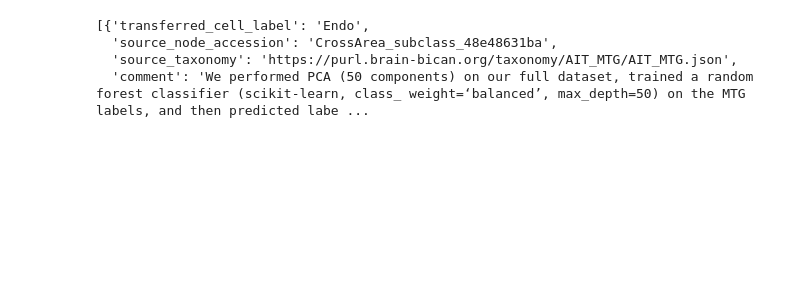
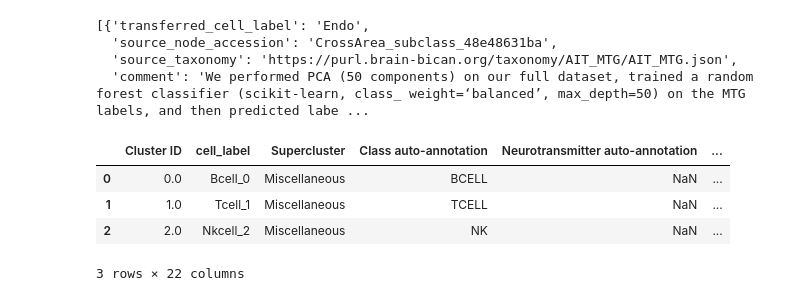
Before and after one commit to dosumis/siletti_hacking, a Jupyter notebook: Silleti_v2_hacking.ipynb, the cells around one changed output. Cells and saved outputs as stored; diff of their text form; code cells hidden in the pictures; blank space fills up the shorter version.

```diff
--- a/Silleti_v2_hacking.ipynb
+++ b/Silleti_v2_hacking.ipynb
@@ -209,0 +217,12 @@ for a in nn['annotations']:
+# %%
+# Load the CSV file
+csv_df = pd.read_csv('./Author_cathegories/science.add7046_table_s3.csv')
+# filter empty rows
+csv_df = csv_df[csv_df['cell_label'].notna()]
+csv_df.head(3)
+# %% [output]
+|  | Cluster ID | cell_label | Supercluster | Class auto-annotation | Neurotransmitter auto-annotation | ... |
+| 0 | 0.0 | Bcell_0 | Miscellaneous | BCELL | NaN | ... |
+| 1 | 1.0 | Tcell_1 | Miscellaneous | TCELL | NaN | ... |
+| 2 | 2.0 | Nkcell_2 | Miscellaneous | NK | NaN | ... |
+3 rows × 22 columns
```
Also changed, not shown: parts of 12 cells of this notebook, 3 other files.
